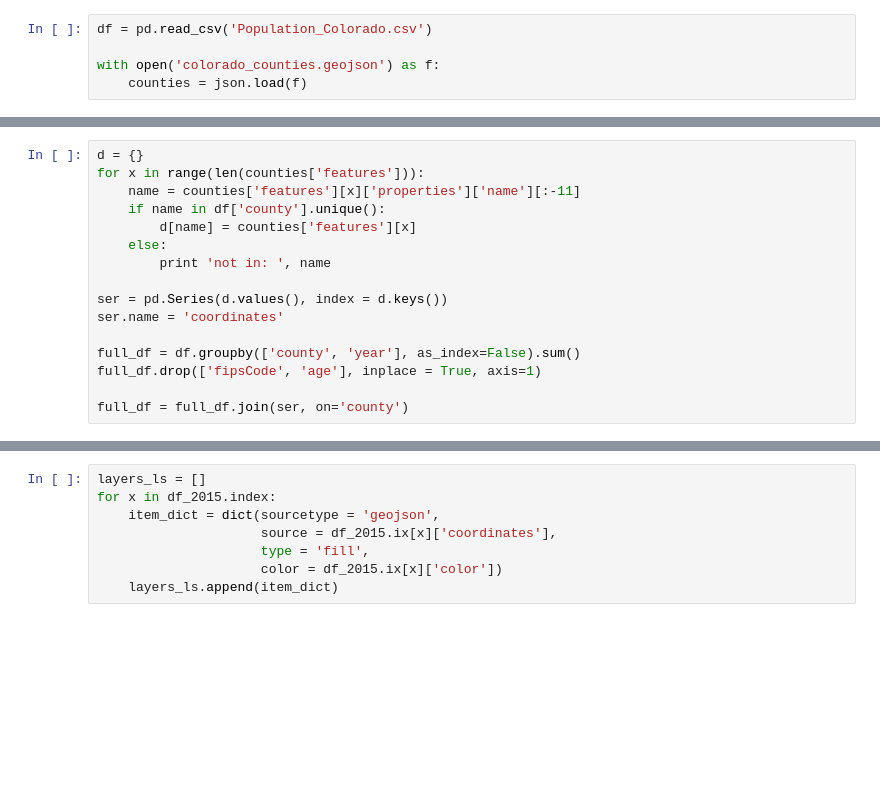
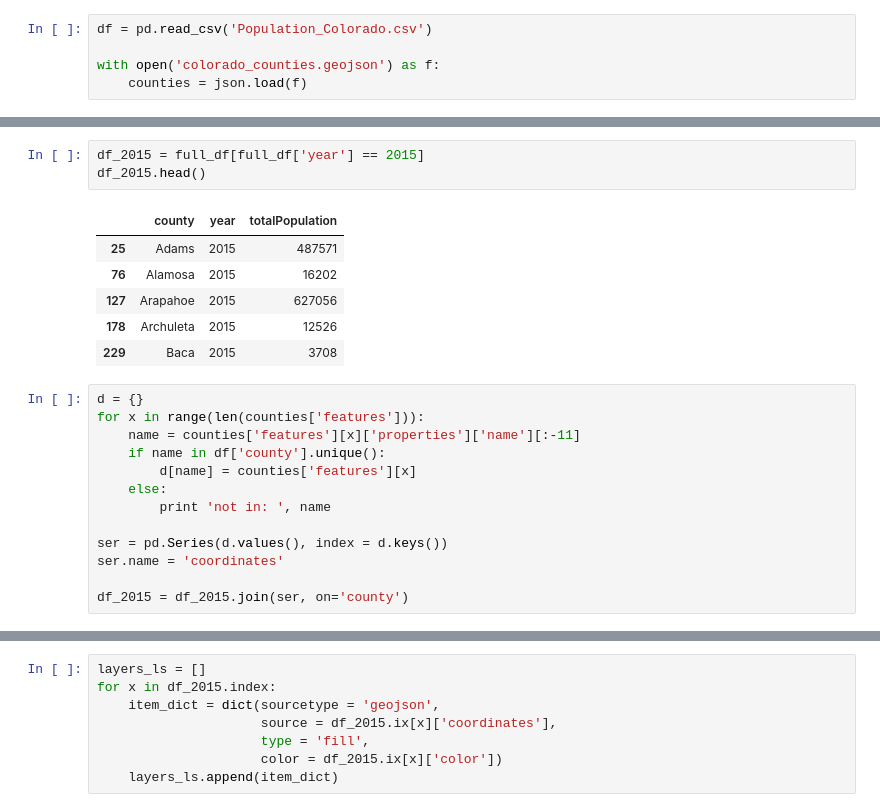
Before and after one commit to andrewfulton9/Colorado_Population_Analysis, a Jupyter notebook: population_analysis.ipynb, the cells around one changed output, grey strips where cells are left out. Saved outputs shown, nothing was run; the diff lists cells and outputs as text; blank space fills up the shorter version.

```diff
--- a/population_analysis.ipynb
+++ b/population_analysis.ipynb
@@ -17,3 +28,13 @@ with open('colorado_counties.geojson') as f:
+# %%
+df_2015 = full_df[full_df['year'] == 2015]
+df_2015.head()
+# %% [output]
+|  | county | year | totalPopulation |
+| 25 | Adams | 2015 | 487571 |
+| 76 | Alamosa | 2015 | 16202 |
+| 127 | Arapahoe | 2015 | 627056 |
+| 178 | Archuleta | 2015 | 12526 |
+| 229 | Baca | 2015 | 3708 |
 # %%
 d = {}
 for x in range(len(counties['features'])):
@@ -26,8 +47,5 @@ for x in range(len(counties['features'])):
 ser = pd.Series(d.values(), index = d.keys())
 ser.name = 'coordinates'
 
-full_df = df.groupby(['county', 'year'], as_index=False).sum()
-full_df.drop(['fipsCode', 'age'], inplace = True, axis=1)
-
-full_df = full_df.join(ser, on='county')
+df_2015 = df_2015.join(ser, on='county')
 # %%
```
Also changed, not shown: parts of 11 cells of this notebook, 1 other file.
